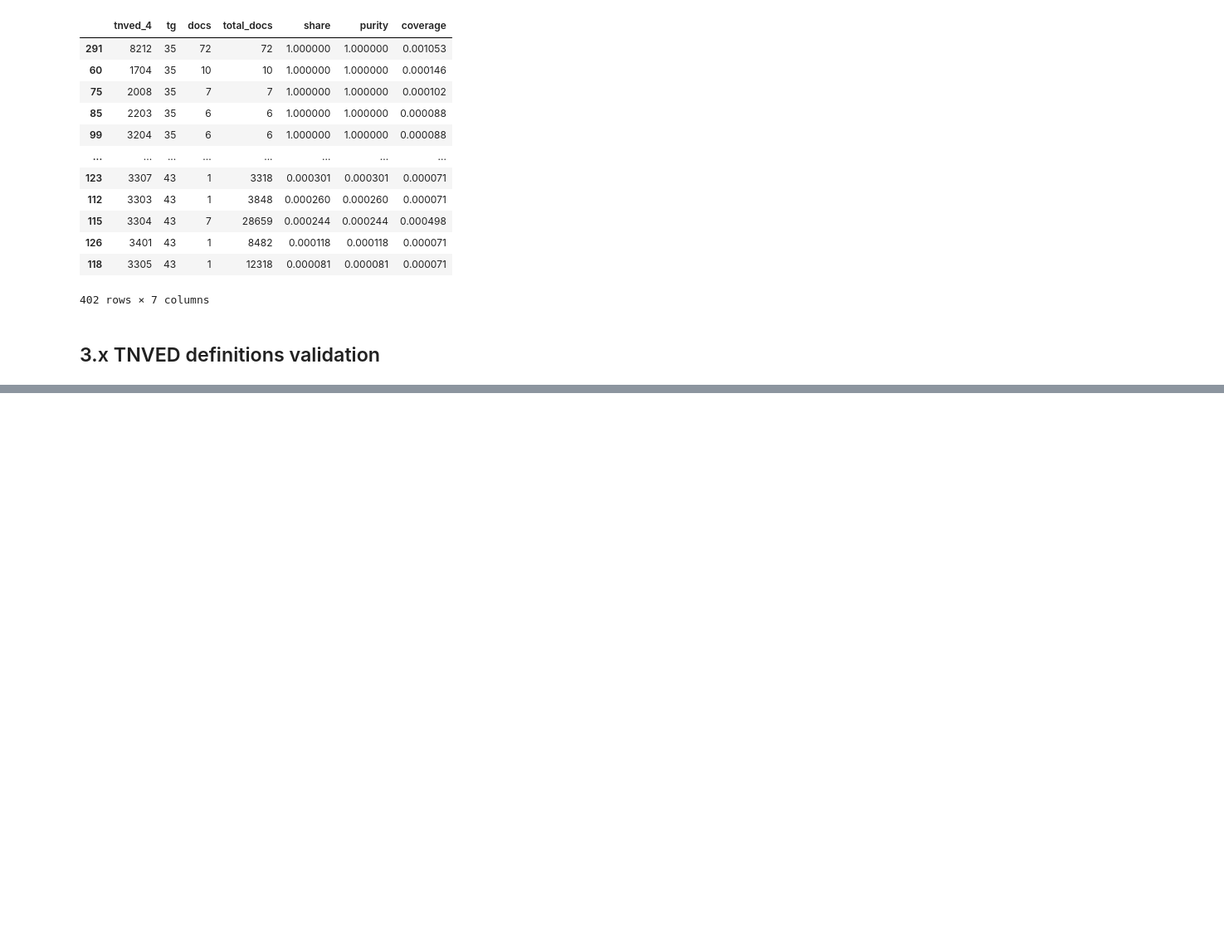
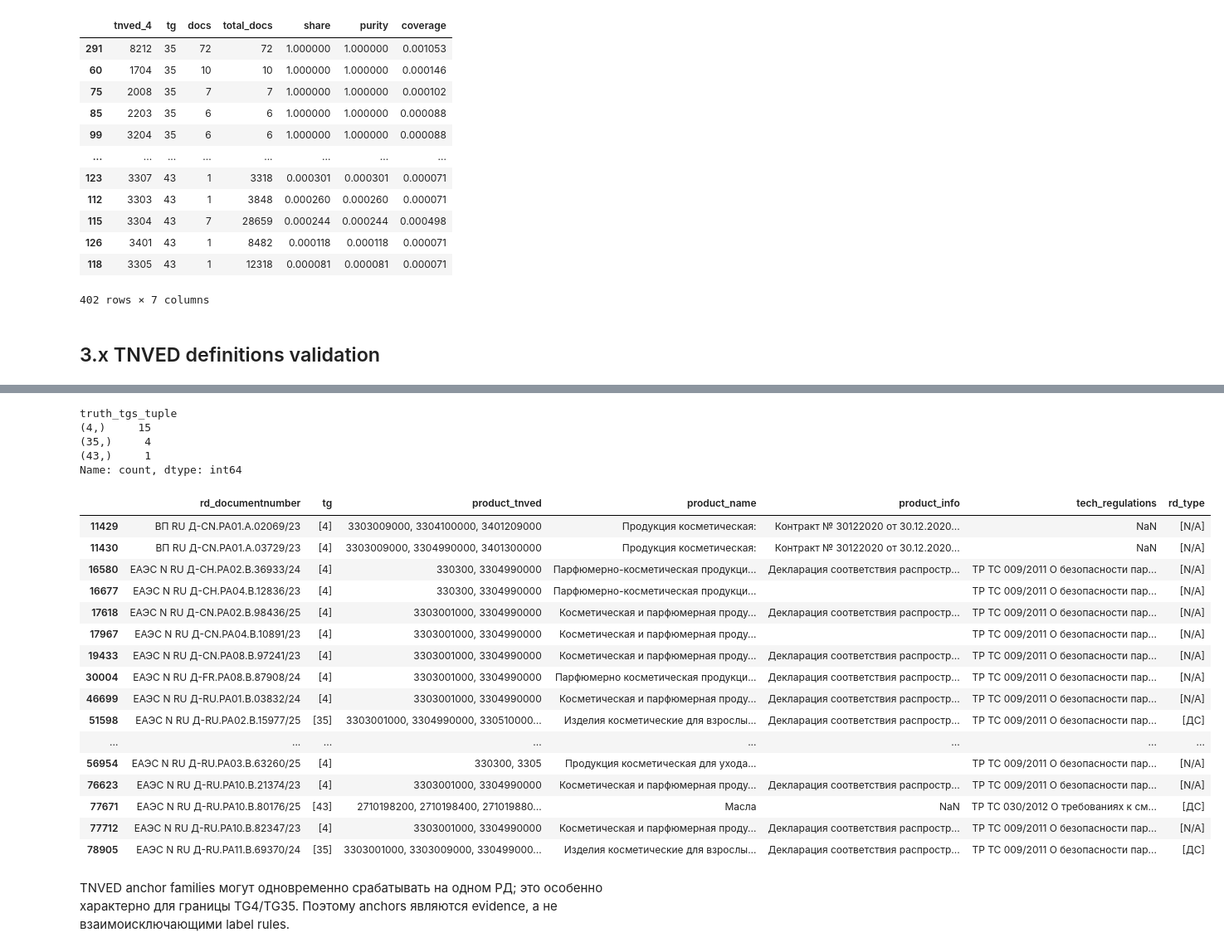
Before and after one commit to Shah29py/rd-classification-feature-engineering, a Jupyter notebook: notebooks/02_feature_discovery.ipynb, the cells around one changed output, grey strips where cells are left out. Shown at 83% size. Drawn from its saved outputs; the diff is of its cells as text; code cells hidden in the pictures; blank space fills up the shorter version.

```diff
--- a/notebooks/02_feature_discovery.ipynb
+++ b/notebooks/02_feature_discovery.ipynb
@@ -1275,0 +2140,2 @@ tnved_def = pd.read_excel(
+# %%
+tg_anchor["anchor_tg4"] = tg_anchor["tg4_3303"]
@@ -1275,0 +2338,16 @@ tnved_def = pd.read_excel(
+# %%
+doc_anchor_conflicts = doc_anchor_check[
+    doc_anchor_check["n_anchor_target_groups"] >= 2
+]
+
+print("Конфликтующих документов:", len(doc_anchor_conflicts))
+
+doc_anchor_conflicts[
+    [
+        "rd_documentnumber",
+        "truth_tgs",
+        "anchor_tg4",
+        "anchor_tg35",
+        "anchor_tg43",
+    ]
+]
@@ -1275,0 +2373,13 @@ tnved_def = pd.read_excel(
+# %%
+doc_anchor_conflicts["truth_tgs_tuple"] = (
+    doc_anchor_conflicts["truth_tgs"]
+    .map(lambda x: tuple(x))
+)
+
+doc_anchor_conflicts["truth_tgs_tuple"].value_counts()
+# %% [output]
+truth_tgs_tuple
+(4,)     15
+(35,)     4
+(43,)     1
+Name: count, dtype: int64
@@ -1275,0 +2391,40 @@ tnved_def = pd.read_excel(
+# %%
+conflict_numbers = (
+    doc_anchor_conflicts["rd_documentnumber"]
+    .tolist()
+)
+
+conflict_docs = base_df.loc[
+    base_df["rd_documentnumber"].isin(conflict_numbers),
+    [
+        "rd_documentnumber",
+        "tg",
+        "product_tnved",
+        "product_name",
+        "product_info",
+        "tech_regulations",
+        "rd_type",
+    ]
+]
+
+conflict_docs
+# %% [output]
+|  | rd_documentnumber | tg | product_tnved | product_name | product_info | tech_regulations | rd_type |
+| 11429 | ВП RU Д-CN.РА01.А.02069/23 | [4] | 3303009000, 3304100000, 3401209000 | Продукция косметическая: | Контракт № 30122020 от 30.12.2020... | NaN | [N/A] |
+| 11430 | ВП RU Д-CN.РА01.А.03729/23 | [4] | 3303009000, 3304990000, 3401300000 | Продукция косметическая: | Контракт № 30122020 от 30.12.2020... | NaN | [N/A] |
+| 16580 | ЕАЭС N RU Д-CH.РА02.В.36933/24 | [4] | 330300, 3304990000 | Парфюмерно-косметическая продукци... | Декларация соответствия распростр... | ТР ТС 009/2011 О безопасности пар... | [N/A] |
+| 16677 | ЕАЭС N RU Д-CH.РА04.В.12836/23 | [4] | 330300, 3304990000 | Парфюмерно-косметическая продукци... |  | ТР ТС 009/2011 О безопасности пар... | [N/A] |
+| 17618 | ЕАЭС N RU Д-CN.РА02.В.98436/25 | [4] | 3303001000, 3304990000 | Косметическая и парфюмерная проду... | Декларация соответствия распростр... | ТР ТС 009/2011 О безопасности пар... | [N/A] |
+| 17967 | ЕАЭС N RU Д-CN.РА04.В.10891/23 | [4] | 3303001000, 3304990000 | Косметическая и парфюмерная проду... |  | ТР ТС 009/2011 О безопасности пар... | [N/A] |
+| 19433 | ЕАЭС N RU Д-CN.РА08.В.97241/23 | [4] | 3303001000, 3304990000 | Косметическая и парфюмерная проду... | Декларация соответствия распростр... | ТР ТС 009/2011 О безопасности пар... | [N/A] |
+| 30004 | ЕАЭС N RU Д-FR.РА08.В.87908/24 | [4] | 3303001000, 3304990000 | Парфюмерно косметическая продукци... | Декларация соответствия распростр... | ТР ТС 009/2011 О безопасности пар... | [N/A] |
+| 46699 | ЕАЭС N RU Д-RU.РА01.В.03832/24 | [4] | 3303001000, 3304990000 | Косметическая и парфюмерная проду... | Декларация соответствия распростр... | ТР ТС 009/2011 О безопасности пар... | [N/A] |
+| 51598 | ЕАЭС N RU Д-RU.РА02.В.15977/25 | [35] | 3303001000, 3304990000, 330510000... | Изделия косметические для взрослы... | Декларация соответствия распростр... | ТР ТС 009/2011 О безопасности пар... | [ДС] |
+| ... | ... | ... | ... | ... | ... | ... | ... |
+| 56954 | ЕАЭС N RU Д-RU.РА03.В.63260/25 | [4] | 330300, 3305 | Продукция косметическая для ухода... |  | ТР ТС 009/2011 О безопасности пар... | [N/A] |
+| 76623 | ЕАЭС N RU Д-RU.РА10.В.21374/23 | [4] | 3303001000, 3304990000 | Косметическая и парфюмерная проду... | Декларация соответствия распростр... | ТР ТС 009/2011 О безопасности пар... | [N/A] |
+| 77671 | ЕАЭС N RU Д-RU.РА10.В.80176/25 | [43] | 2710198200, 2710198400, 271019880... | Масла | NaN | ТР ТС 030/2012 О требованиях к см... | [ДС] |
+| 77712 | ЕАЭС N RU Д-RU.РА10.В.82347/23 | [4] | 3303001000, 3304990000 | Косметическая и парфюмерная проду... | Декларация соответствия распростр... | ТР ТС 009/2011 О безопасности пар... | [N/A] |
+| 78905 | ЕАЭС N RU Д-RU.РА11.В.69370/24 | [35] | 3303001000, 3303009000, 330499000... | Изделия косметические для взрослы... | Декларация соответствия распростр... | ТР ТС 009/2011 О безопасности пар... | [ДС] |
+# %% [markdown]
+TNVED anchor families могут одновременно срабатывать на одном РД; это особенно характерно для границы TG4/TG35. Поэтому anchors являются evidence, а не взаимоисключающими label rules.
```
Also changed, not shown: parts of 213 cells of this notebook, 2 other files.
